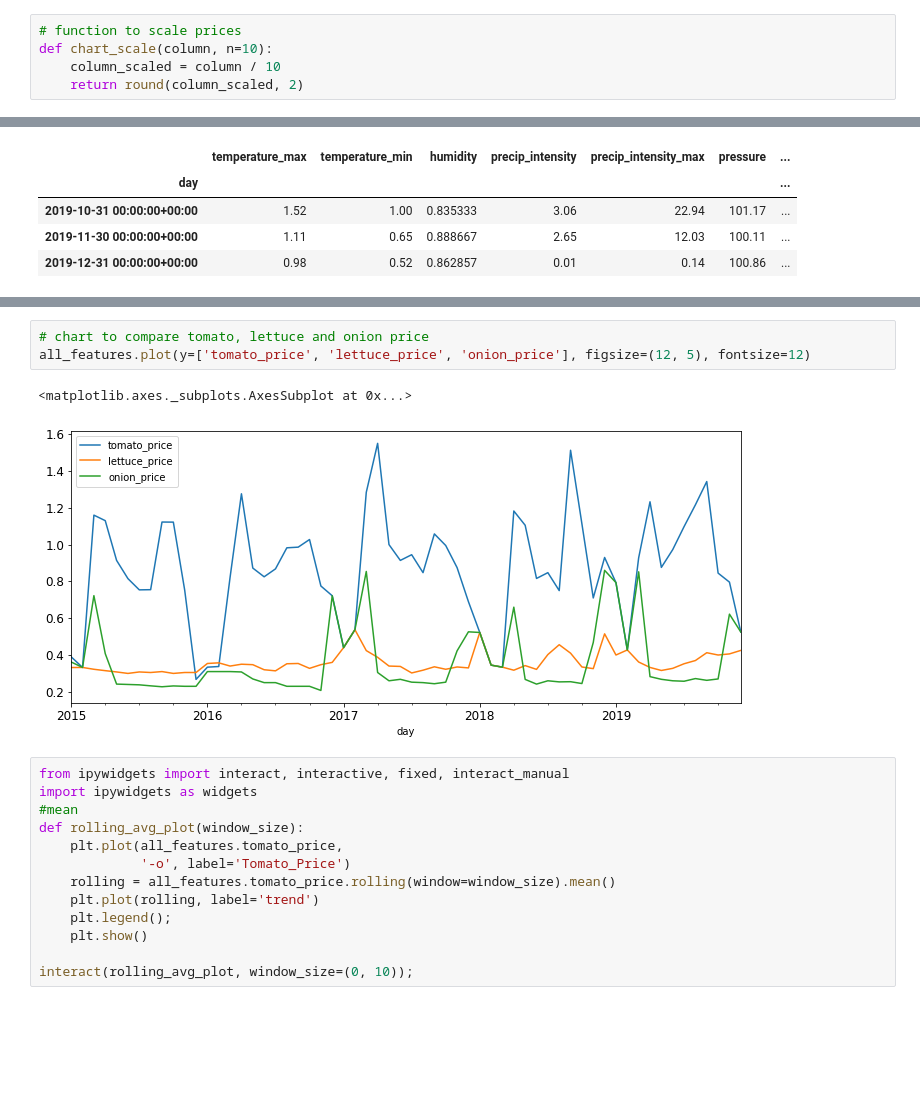
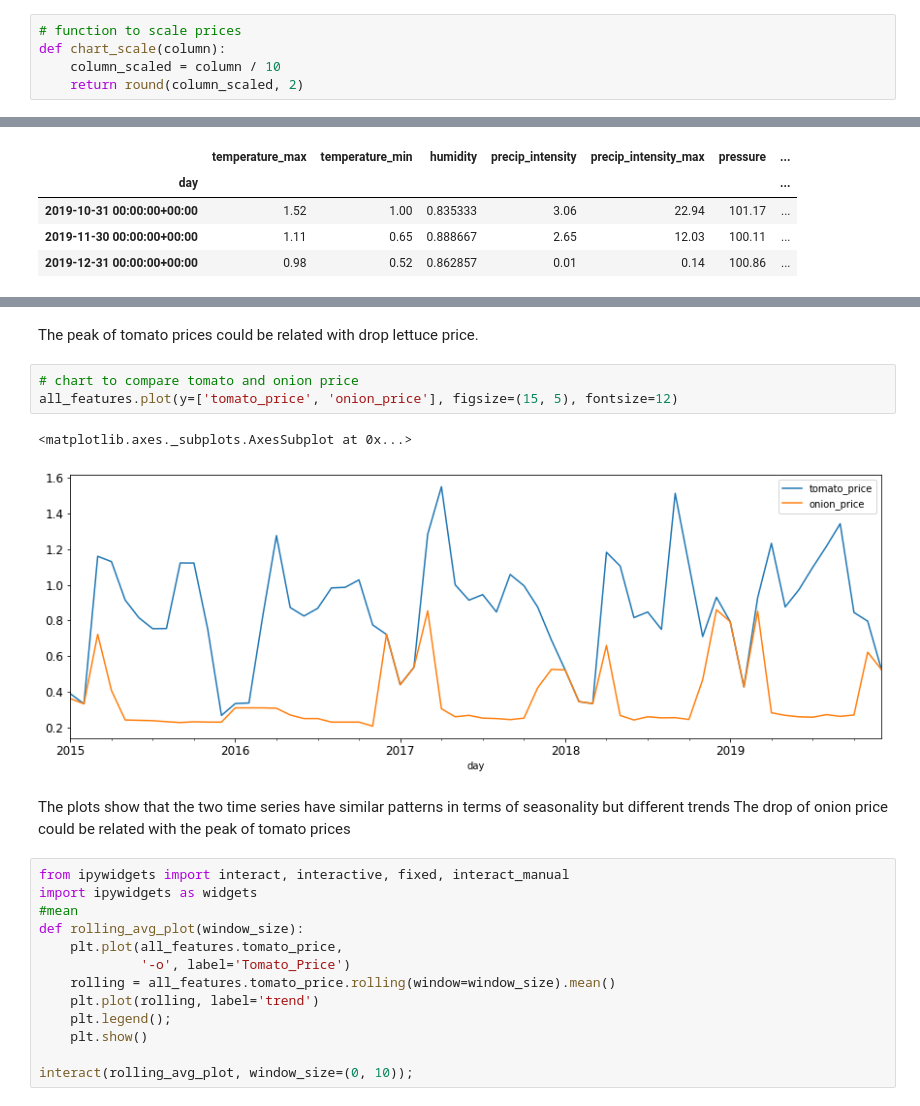
Before and after one commit to pola255/tomato-price, a Jupyter notebook: Exploratory data/Price tomato feature engineering and exploratory data.ipynb, the cells around one changed output, grey strips where cells are left out. Saved outputs shown, nothing was run; the diff lists cells and outputs as text; blank space fills up the shorter version.

```diff
--- a/Exploratory data/Price tomato feature engineering and exploratory data.ipynb
+++ b/Exploratory data/Price tomato feature engineering and exploratory data.ipynb
@@ -195,7 +200,7 @@ plt.show()
 [figure]
 # %%
 # function to scale prices
-def chart_scale(column, n=10):
+def chart_scale(column):
     column_scaled = column / 10
     return round(column_scaled, 2)
 # %%
@@ -361,9 +376,14 @@ all_features.tail(3)
+# %% [markdown]
+The peak of tomato prices could be related with drop lettuce price.
 # %%
-# chart to compare tomato, lettuce and onion price
-all_features.plot(y=['tomato_price', 'lettuce_price', 'onion_price'], figsize=(12, 5), fontsize=12)
+# chart to compare tomato and onion price
+all_features.plot(y=['tomato_price', 'onion_price'], figsize=(15, 5), fontsize=12)
 # %% [output]
 <matplotlib.axes._subplots.AxesSubplot at 0x...>
-[figure, old version]
+[figure, new version]
+# %% [markdown]
+The plots show that the two time series have similar patterns in terms of seasonality but different trends
+The drop of onion price could be related with the peak of tomato prices
 # %%
 from ipywidgets import interact, interactive, fixed, interact_manual
 import ipywidgets as widgets
```
Also changed, not shown: parts of 15 cells of this notebook.
